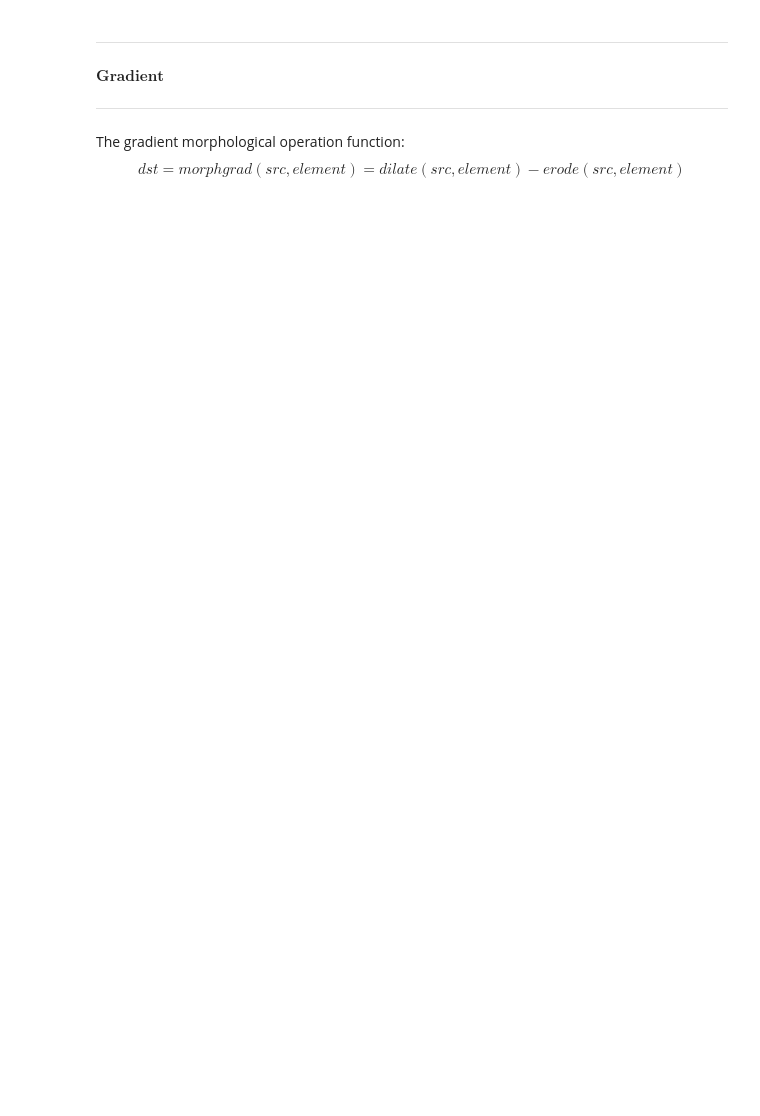
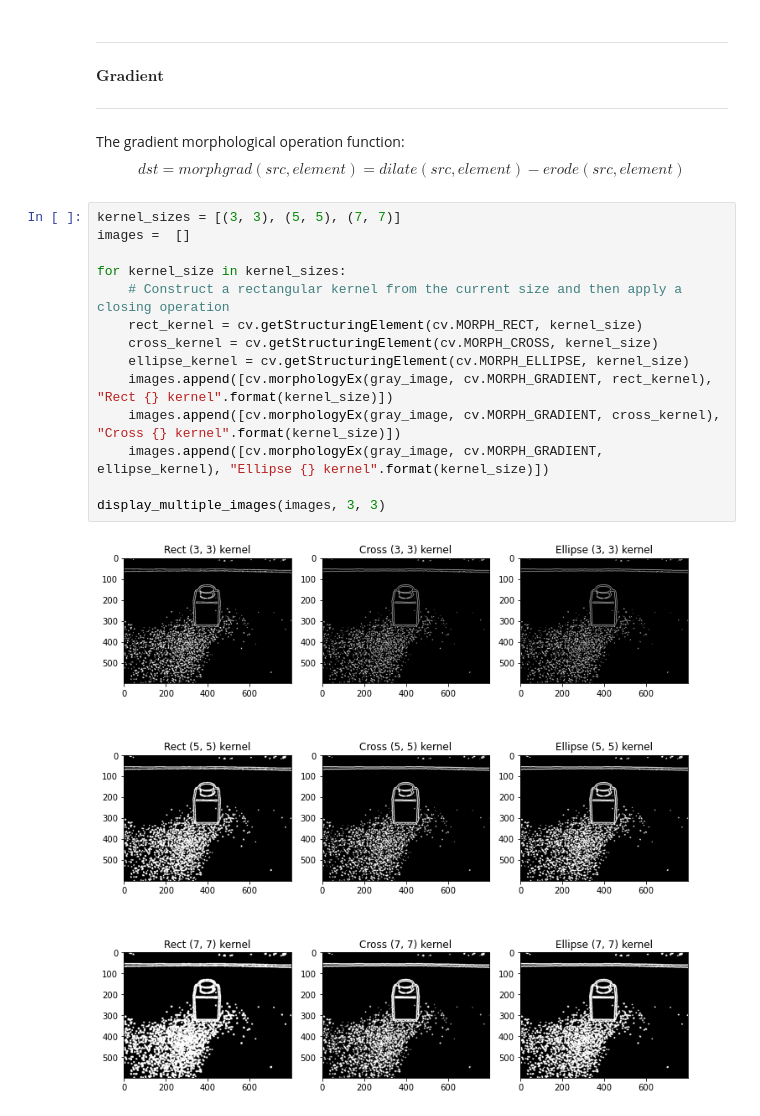
Before and after one commit to bgmanuel99/3DPrint_AnomalyDetection, a Jupyter notebook: morphologicalOperations/morphological_operations.ipynb, the cells around one changed output. Saved outputs shown, nothing was run; the diff lists cells and outputs as text; blank space fills up the shorter version.

```diff
--- a/morphologicalOperations/morphological_operations.ipynb
+++ b/morphologicalOperations/morphological_operations.ipynb
@@ -155,3 +155,19 @@ $\mathbf{\text{Gradient}}$<br>
 ***
 The gradient morphological operation function:
 $$dst = morphgrad(src,element) = dilate(src,element) - erode(src,element)$$
+# %%
+kernel_sizes = [(3, 3), (5, 5), (7, 7)]
+images =  []
+
+for kernel_size in kernel_sizes:
+    # Construct a rectangular kernel from the current size and then apply a closing operation
+    rect_kernel = cv.getStructuringElement(cv.MORPH_RECT, kernel_size)
+    cross_kernel = cv.getStructuringElement(cv.MORPH_CROSS, kernel_size)
+    ellipse_kernel = cv.getStructuringElement(cv.MORPH_ELLIPSE, kernel_size)
+    images.append([cv.morphologyEx(gray_image, cv.MORPH_GRADIENT, rect_kernel), "Rect {} kernel".format(kernel_size)])
+    images.append([cv.morphologyEx(gray_image, cv.MORPH_GRADIENT, cross_kernel), "Cross {} kernel".format(kernel_size)])
+    images.append([cv.morphologyEx(gray_image, cv.MORPH_GRADIENT, ellipse_kernel), "Ellipse {} kernel".format(kernel_size)])
+
+display_multiple_images(images, 3, 3)
+# %% [output]
+[figure, added]
```
Also changed, not shown: parts of 2 cells of this notebook.
